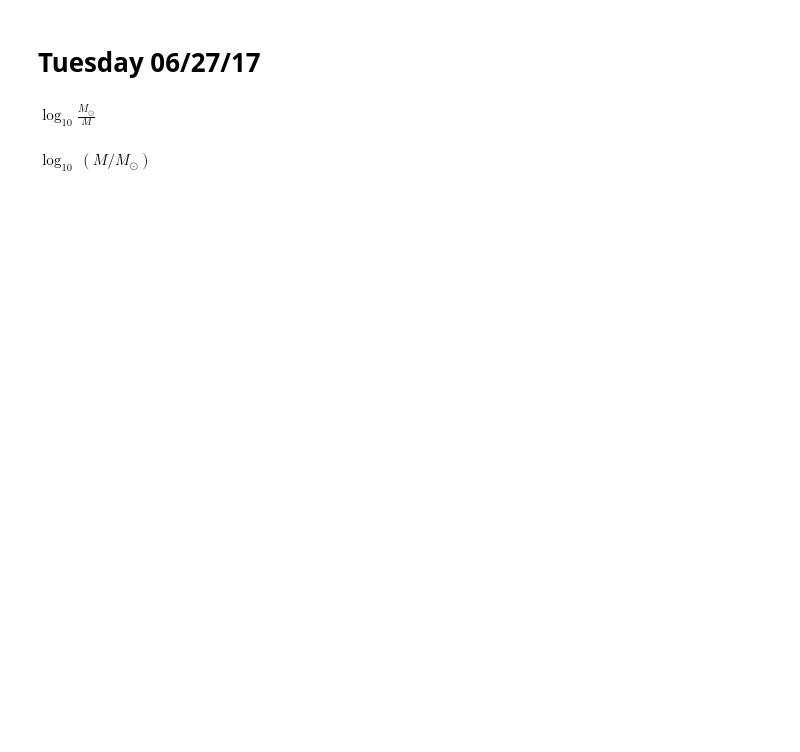
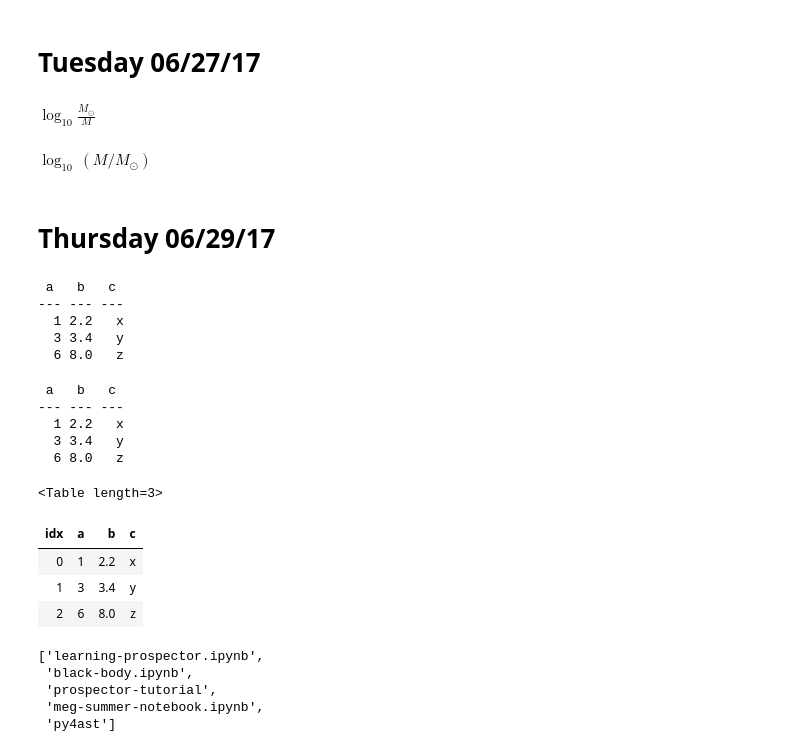
Before and after one commit to moustakas/siena-astrophysics, a Jupyter notebook: research/summer2017/megan/meg-summer-notebook.ipynb, the cells around one changed output. Cells and saved outputs as stored; diff of their text form; code cells hidden in the pictures; blank space fills up the shorter version.

```diff
--- a/research/summer2017/megan/meg-summer-notebook.ipynb
+++ b/research/summer2017/megan/meg-summer-notebook.ipynb
@@ -250,3 +250,5 @@ sns.jointplot(x="x", y="y", data=df, kind="kde");
 $\log_{10}\frac{M_{\odot}}{M}$
 # %% [markdown]
 $\log_{10}\,(M / M_{\odot})$
+# %% [markdown]
+# Thursday 06/29/17
@@ -252,0 +263,44 @@ $\log_{10}\,(M / M_{\odot})$
+# %%
+# Make the table
+t = Table([a, b,c], names=('a', 'b', 'c'), meta={'name' : 'My Table'})
+print(t)
+# %% [output]
+ a   b   c
+--- --- ---
+  1 2.2   x
+  3 3.4   y
+  6 8.0   z
+# %%
+# Here's another way
+data_rows = [(1, 2.2, 'x'),
+             (3, 3.4, 'y'),
+             (6, 8.0, 'z')]
+t = Table(rows=data_rows, names=('a', 'b', 'c'), meta={'name' : 'New Table'}, dtype=('i4', 'f8', 'S1'))
+print(t)
+# %% [output]
+ a   b   c
+--- --- ---
+  1 2.2   x
+  3 3.4   y
+  6 8.0   z
+# %%
+# Fancy way to print it
+t.show_in_notebook()
+# %% [output]
+<Table length=3>
+| idx | a | b | c |
+| 0 | 1 | 2.2 | x |
+| 1 | 3 | 3.4 | y |
+| 2 | 6 | 8.0 | z |
+# %%
+# Open each HDF5 file
+# Hints: glob and //gather/wrapper
+from glob import glob
+#glob('./siena-astrophysics/research/redmapper/redmapper_sdssphot.*')
+glob('*')
+# %% [output]
+['learning-prospector.ipynb',
+ 'black-body.ipynb',
+ 'prospector-tutorial',
+ 'meg-summer-notebook.ipynb',
+ 'py4ast']
```
Also changed, not shown: parts of 7 cells of this notebook, 2 other files.
